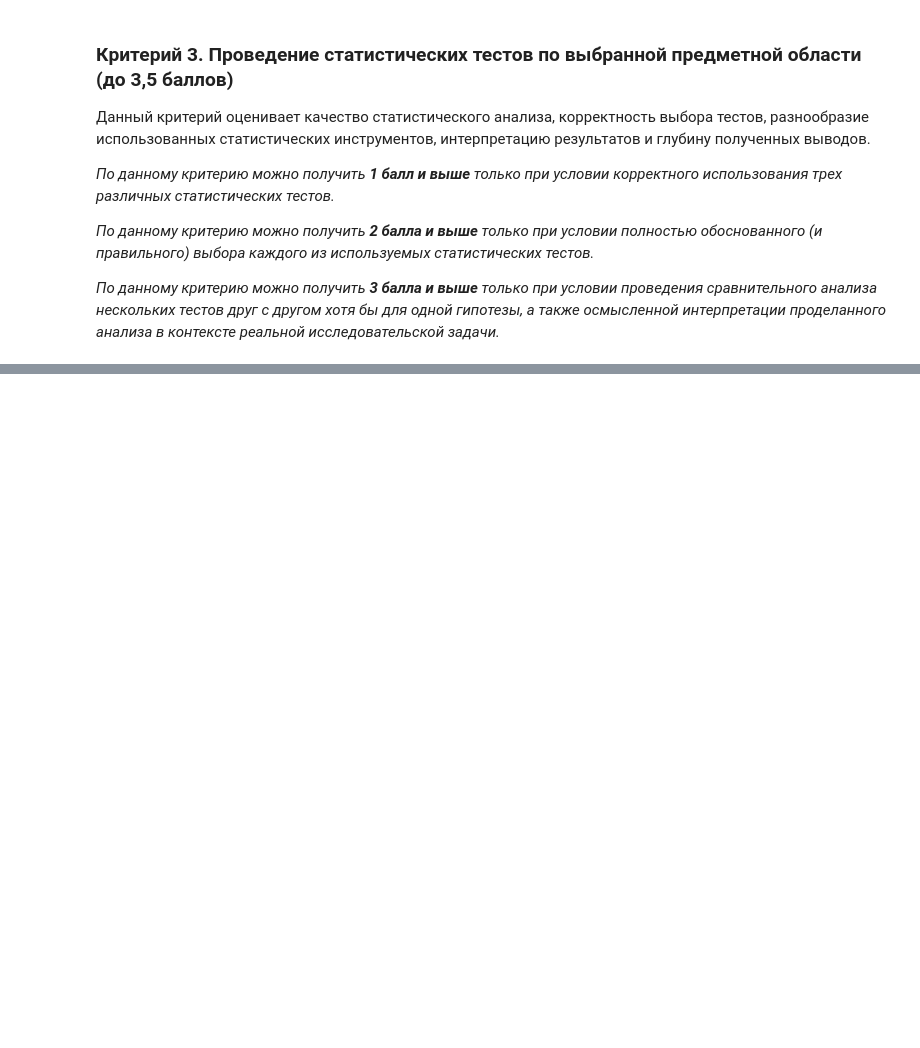
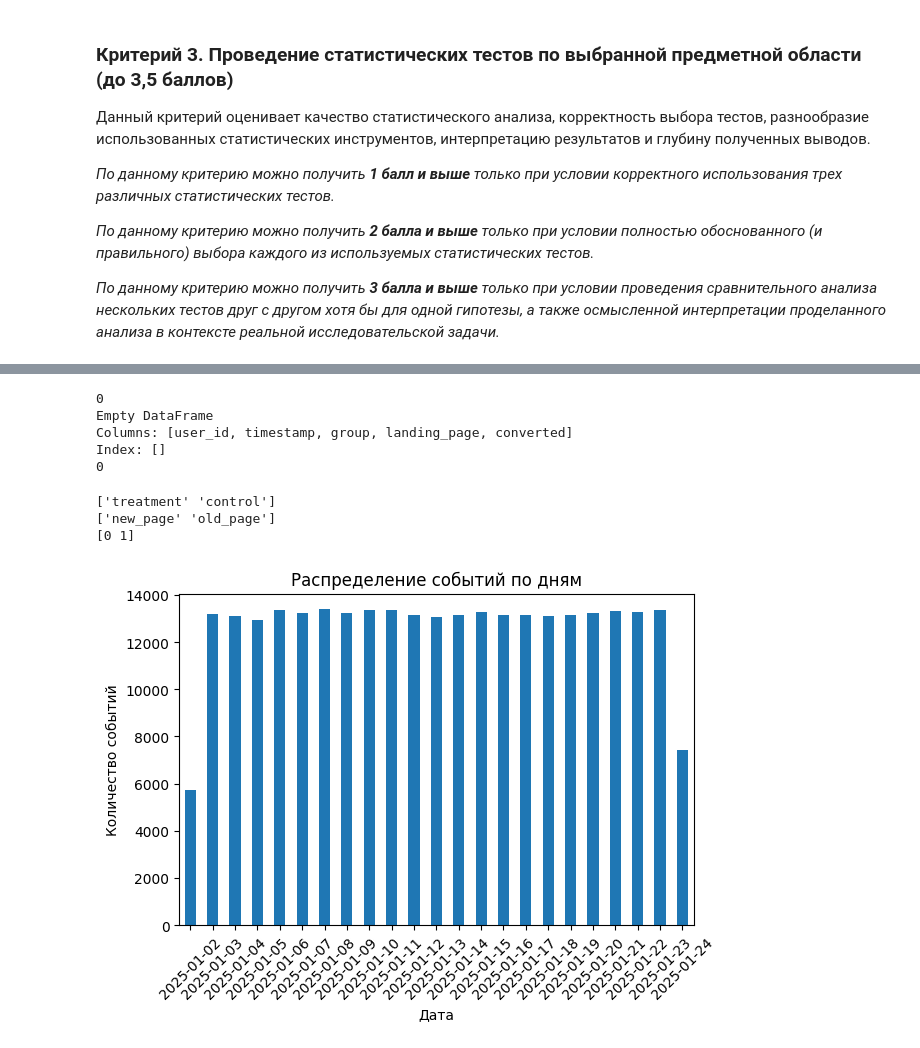
Before and after one commit to krutoichelik/gp3, a Jupyter notebook: GP 3 - Statistics.ipynb, the cells around one changed output, grey strips where cells are left out. Drawn from its saved outputs; the diff is of its cells as text; code cells hidden in the pictures; blank space fills up the shorter version.

```diff
--- a/GP 3 - Statistics.ipynb
+++ b/GP 3 - Statistics.ipynb
@@ -157,0 +338,48 @@ https://docs.google.com/spreadsheets/d/1PQGLfAno-ixcVf1CjrHaNXlyjllm3UXMvM1sOtRd
+# %%
+import pandas as pd
+
+# Если ещё не делал:
+df["timestamp"] = pd.to_datetime(
+    df["timestamp"],
+    errors="coerce"  # всё "фантастическое" станет NaT
+)
+
+# Проверяем, есть ли невалидные даты/время
+bad_rows = df[df["timestamp"].isna()]
+print(len(bad_rows))
+print(bad_rows.head())
+
+start = pd.Timestamp("2025-01-01 00:00:00")
+end   = pd.Timestamp("2025-01-31 23:59:59")
+
+out_of_range = df[(df["timestamp"] < start) | (df["timestamp"] > end)]
+print(len(out_of_range))
+# %% [output]
+0
+Empty DataFrame
+Columns: [user_id, timestamp, group, landing_page, converted]
+Index: []
+0
+# %%
+print(df["group"].unique())
+print(df["landing_page"].unique())
+print(df["converted"].unique())
+# %% [output]
+['treatment' 'control']
+['new_page' 'old_page']
+[0 1]
+# %%
+# Вытащим только дату (без времени)
+df["date"] = df["timestamp"].dt.date
+
+# Считаем, сколько записей на каждую дату и строим столбики
+df["date"].value_counts().sort_index().plot(kind="bar")
+
+plt.xlabel("Дата")
+plt.ylabel("Количество событий")
+plt.title("Распределение событий по дням")
+plt.xticks(rotation=45)
+plt.tight_layout()
+plt.show()
+# %% [output]
+[figure, added]
```
Also changed, not shown: parts of 22 cells of this notebook.
